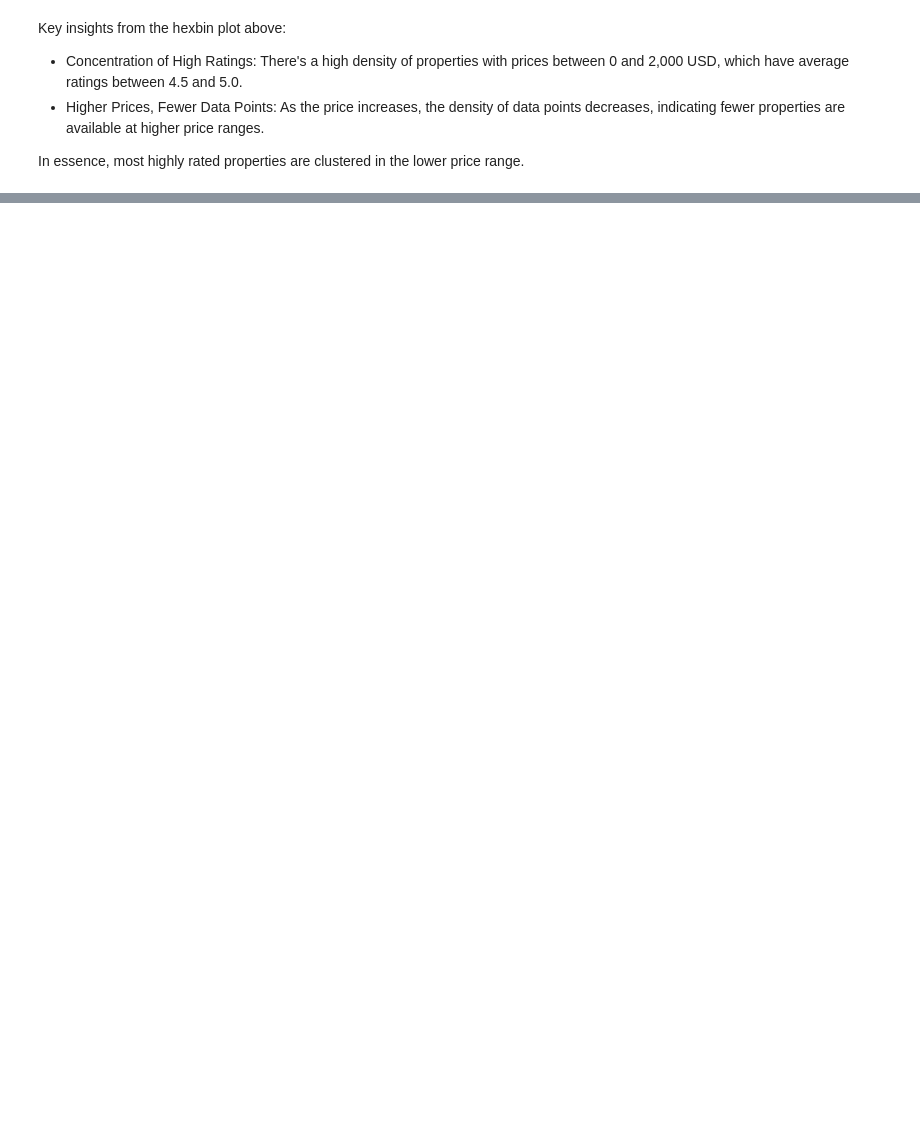
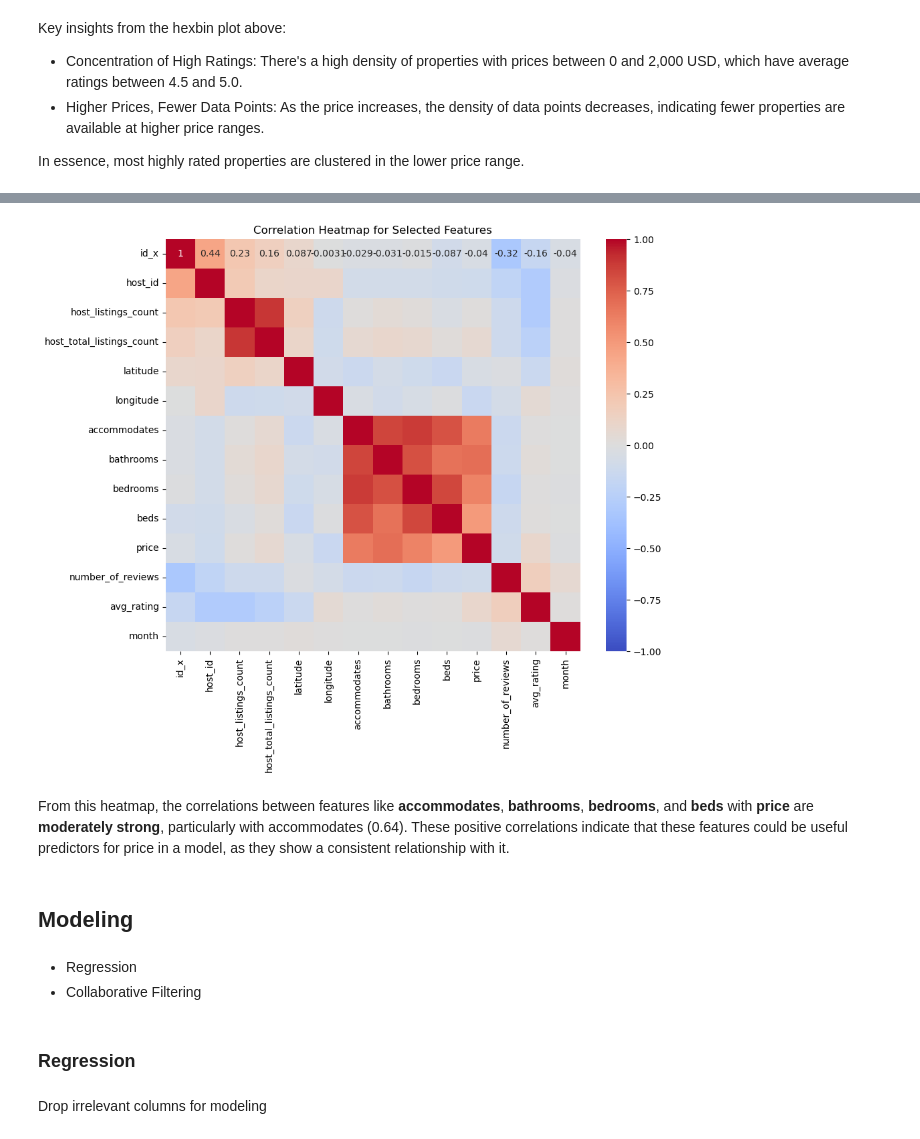
Before and after one commit to kev065/airbnb, a Jupyter notebook: notebook.ipynb, the cells around one changed output, grey strips where cells are left out. Cells and saved outputs as stored; diff of their text form; code cells hidden in the pictures; blank space fills up the shorter version.

```diff
--- a/notebook.ipynb
+++ b/notebook.ipynb
@@ -755,0 +721,7 @@ In essence, most highly rated properties are clustered in the lower price range.
+# %%
+# find how the variables correlate with price
+columns = capetown_airbnb_df.select_dtypes(exclude='object').columns.drop('date')
+correlation_df = capetown_airbnb_df[columns].corr()['price']
+
+# Display the correlation matrix
+correlation_df
@@ -755,0 +744,20 @@ In essence, most highly rated properties are clustered in the lower price range.
+# %%
+# Plot the heatmap
+correlation_df = capetown_airbnb_df[columns].corr()
+plt.figure(figsize=(10, 8))
+sns.heatmap(correlation_df, annot=True, cmap='coolwarm', vmin=-1, vmax=1)
+plt.title("Correlation Heatmap for Selected Features")
+plt.show()
+# %% [output]
+[figure, added]
+# %% [markdown]
+From this heatmap, the correlations between features like **accommodates**, **bathrooms**, **bedrooms**, and **beds** with **price** are **moderately strong**, particularly with accommodates (0.64). These positive correlations indicate that these features could be useful predictors for price in a model, as they show a consistent relationship with it.
+# %% [markdown]
+## Modeling
+# %% [markdown]
+- Regression
+- Collaborative Filtering
+# %% [markdown]
+### Regression
+# %% [markdown]
+Drop irrelevant columns for modeling
```
Also changed, not shown: parts of 63 cells of this notebook.
